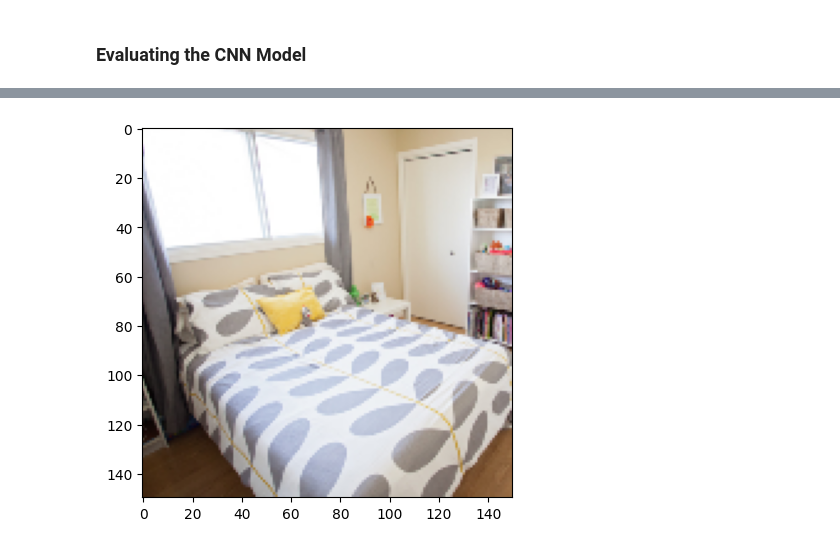
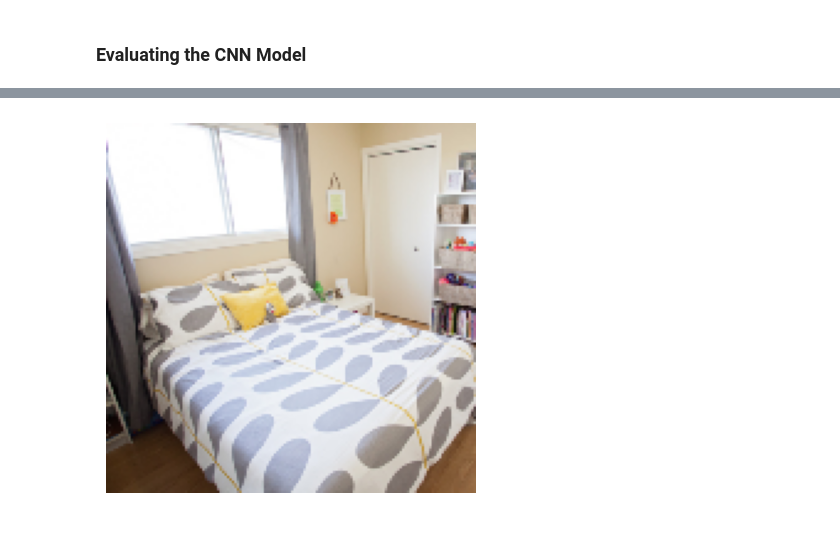
Before and after one commit to andidprastyo/TensorFlow-Projects, a Jupyter notebook: Messy Room Detection/messy_room_detection.ipynb, the cells around one changed output, grey strips where cells are left out. Drawn from its saved outputs; the diff is of its cells as text; code cells hidden in the pictures.

```diff
--- a/Messy Room Detection/messy_room_detection.ipynb
+++ b/Messy Room Detection/messy_room_detection.ipynb
@@ -127,5 +127,6 @@ else:
 	print('The image is predicted to be a clean room: ', prediction)
 
 plt.imshow(img)
+plt.axis('off')
 plt.show()
 # %% [output]
@@ -133,2 +134,2 @@ plt.show()
 The image is predicted to be a clean room:  [[0.1306754]]
-[figure, old version]
+[figure, new version]
```
Also changed, not shown: parts of 1 cell of this notebook.
